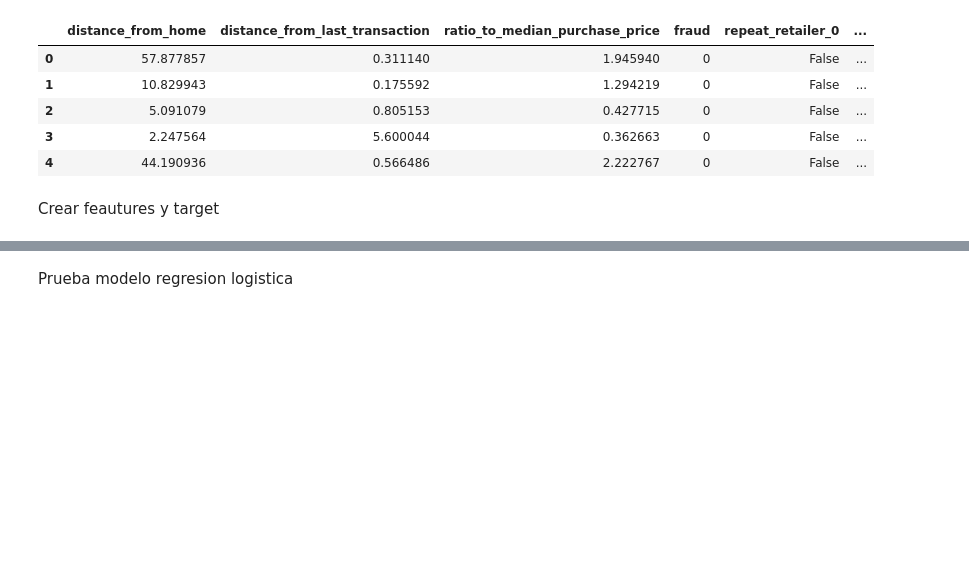
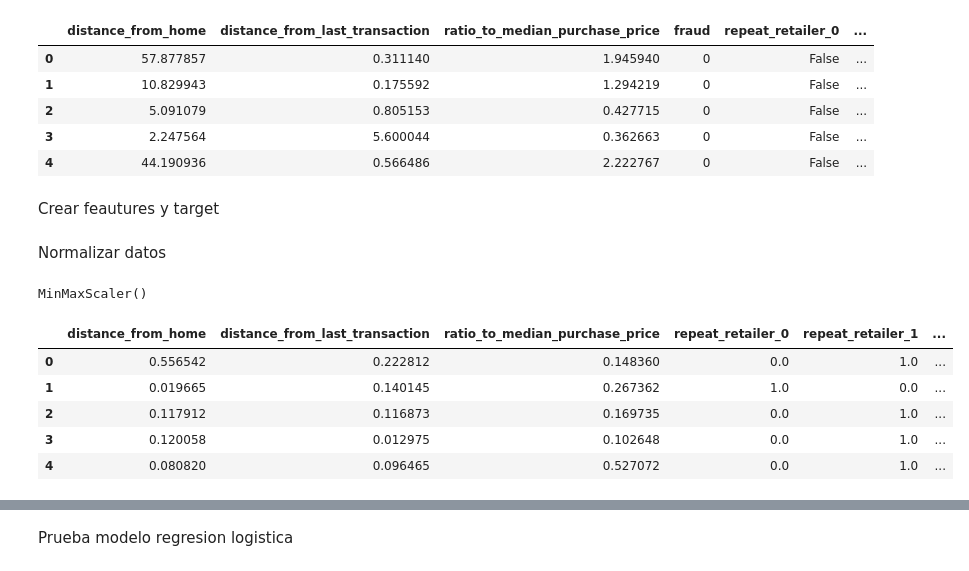
Before and after one commit to Rafa-Gamero/Machine-Learning, a Jupyter notebook: main.ipynb, the cells around one changed output, grey strips where cells are left out. Cells and saved outputs as stored; diff of their text form; code cells hidden in the pictures; blank space fills up the shorter version.

```diff
--- a/main.ipynb
+++ b/main.ipynb
@@ -349,3 +358,23 @@ features= df_completed_withdummy.drop(['fraud'], axis=1)
 target = df_completed_withdummy['fraud']
 # %%
 X_train, X_test, y_train, y_test = train_test_split(features, target, test_size = 0.20, random_state=0)
+# %% [markdown]
+Normalizar datos
+# %%
+normalize = MinMaxScaler()
+normalize.fit(X_train)
+# %% [output]
+MinMaxScaler()
+# %%
+X_train_norm = normalize.transform(X_train)
+X_test_norm = normalize.transform(X_test)
+# %%
+X_train_norm = pd.DataFrame(X_train_norm, columns = X_train.columns)
+X_train_norm.head()
+# %% [output]
+|  | distance_from_home | distance_from_last_transaction | ratio_to_median_purchase_price | repeat_retailer_0 | repeat_retailer_1 | ... |
+| 0 | 0.556542 | 0.222812 | 0.148360 | 0.0 | 1.0 | ... |
+| 1 | 0.019665 | 0.140145 | 0.267362 | 1.0 | 0.0 | ... |
+| 2 | 0.117912 | 0.116873 | 0.169735 | 0.0 | 1.0 | ... |
+| 3 | 0.120058 | 0.012975 | 0.102648 | 0.0 | 1.0 | ... |
+| 4 | 0.080820 | 0.096465 | 0.527072 | 0.0 | 1.0 | ... |
```
Also changed, not shown: parts of 13 cells of this notebook.
